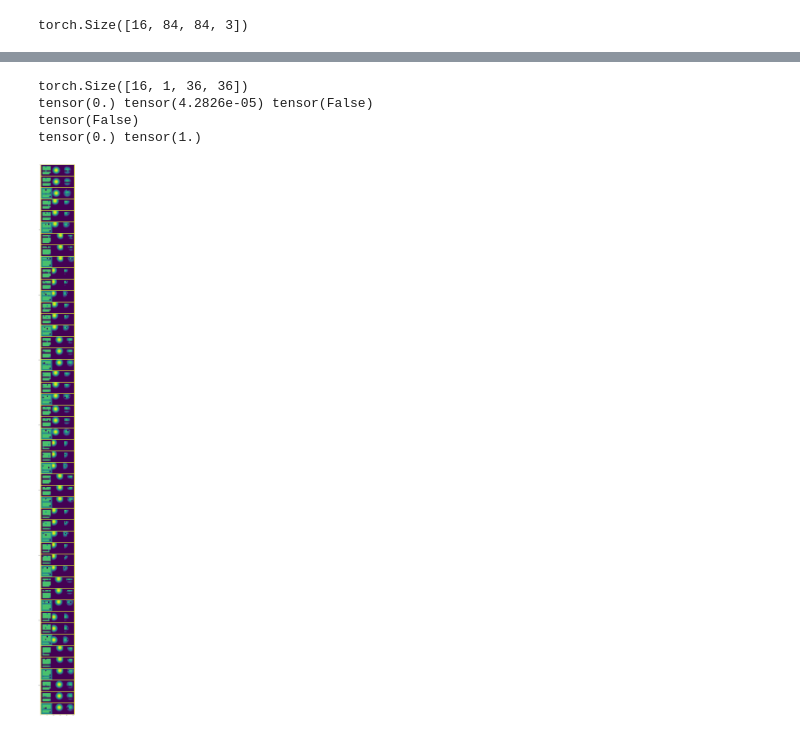
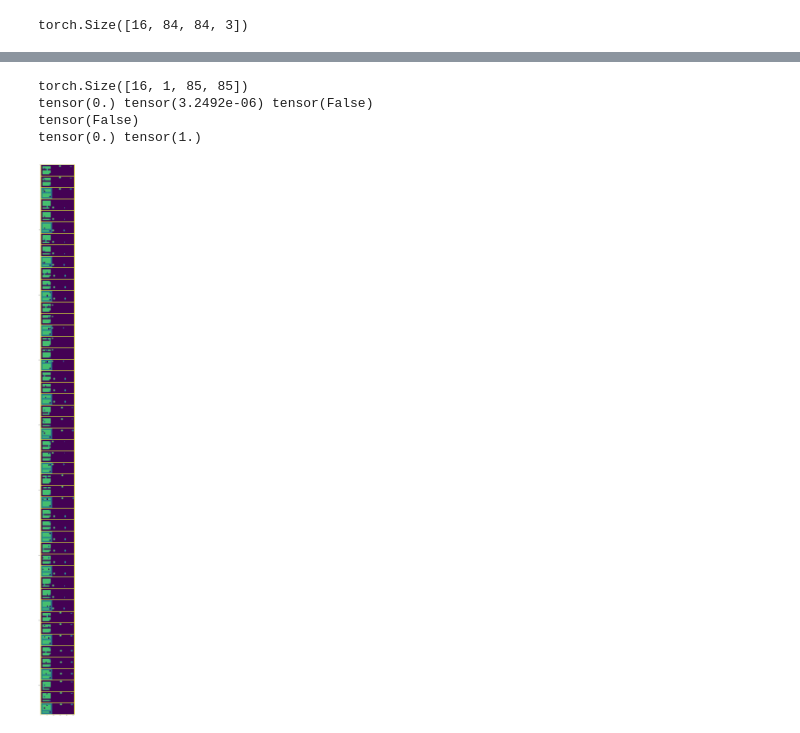
Before and after one commit to ThatGuyIKnow/cleanrl, a Jupyter notebook: scratchpads/action_predictor.ipynb, the cells around one changed output, grey strips where cells are left out. Drawn from its saved outputs; the diff is of its cells as text; code cells hidden in the pictures.

```diff
--- a/scratchpads/action_predictor.ipynb
+++ b/scratchpads/action_predictor.ipynb
@@ -124,11 +121,13 @@ class Template(nn.Module):
         # Initially create templates based on the current variance
         self.create_new_templates(self._curr_var())
 
-
+    @torch.jit.export
     def _curr_var(self, mixin: Optional[float] = None) -> int:
         # Determine the current variance based on the mixin factor
         # If `var` is a fixed int, just return it. If it's a tuple, interpolate.
-        return int(self.var[0] + self._mixin_factor * (self.var[1] - self.var[0]))
+        if mixin is None:
+            return int(self.var[0] + self._mixin_factor * (self.var[1] - self.var[0]))
+        return int(self.var[0] + mixin * (self.var[1] - self.var[0]))
 
     @torch.jit.export
     def set_mixin_factor(self, mixin_factor: float) -> None:
@@ -430,14 +429,14 @@ net = ActionPredictor(input_dim=(3, 84, 84),
                       input_channels=3,
                       action_dim=action_n,
                       cutoff=0.2,
-                      template_var=[70, 9],
+                      template_var=[70, 15],
                       )
-net.template.set_mixin_factor(0.0)
+net.template.set_mixin_factor(1.0)
 criterion = nn.CrossEntropyLoss()
 optimizer = torch.optim.AdamW(net.parameters(), lr=0.0001)
 mask = False
 mask_at_epoch = 5
-mask_stop_at = 9
+mask_stop_at = 15
 max_acc = 0
 count = 0
 
@@ -525,7 +531,9 @@ def norm(tensor):
 
     tensor /= tensor.max()
     return tensor
-net.template.set_mixin_factor(1)
+
+
+net.template.set_mixin_factor(0.7)
 
 state, action, reward, done, next_state = next(train_loader.__iter__())
 
@@ -539,34 +547,33 @@ template = F.relu(template)
 upscaled_template = F.interpolate(template, (84, 84), mode='bilinear')
 print(upscaled_template.min(), upscaled_template.max(), upscaled_template.isnan().any())
 
 avg_filter = upscaled_template.mean(dim=1)
 print(avg_filter.isnan().any())
 avg_filter = norm(avg_filter)
 print(avg_filter.min(), avg_filter.max())
 avg_filter = avg_filter.unsqueeze(dim=1).repeat(1, 3, 1, 1)
 
-
 # print(template.min(),template.max())
 # fig, ax = plt.subplots(figsize=(16, 120))
 # template = template.view(-1, template.shape[-1])
 # ax.imshow(template)
 # plt.tight_layout()
 
 states = state.detach().cpu()
 states = states
 # states = F.pad(states, (5, 5, 5, 5), mode='constant', value=0)
 # avg_filter = F.pad(avg_filter, (5, 5, 5, 5), mode='constant', value=0)
 
 img = torch.concat([states, avg_filter, states * avg_filter], dim=-1)
 img = F.pad(img, (5, 5, 2, 2), mode='constant', value=1)
 img = img.view(-1, img.shape[-1])
 
 fig, ax = plt.subplots(figsize=(16, 120))
 ax.imshow(img)
 plt.tight_layout()
 # %% [output]
-torch.Size([16, 1, 36, 36])
-tensor(0.) tensor(4.2826e-05) tensor(False)
+torch.Size([16, 1, 85, 85])
+tensor(0.) tensor(3.2492e-06) tensor(False)
 tensor(False)
 tensor(0.) tensor(1.)
-[figure, old version]
+[figure, new version]
```
Also changed, not shown: parts of 3 cells of this notebook, 4 other files.
